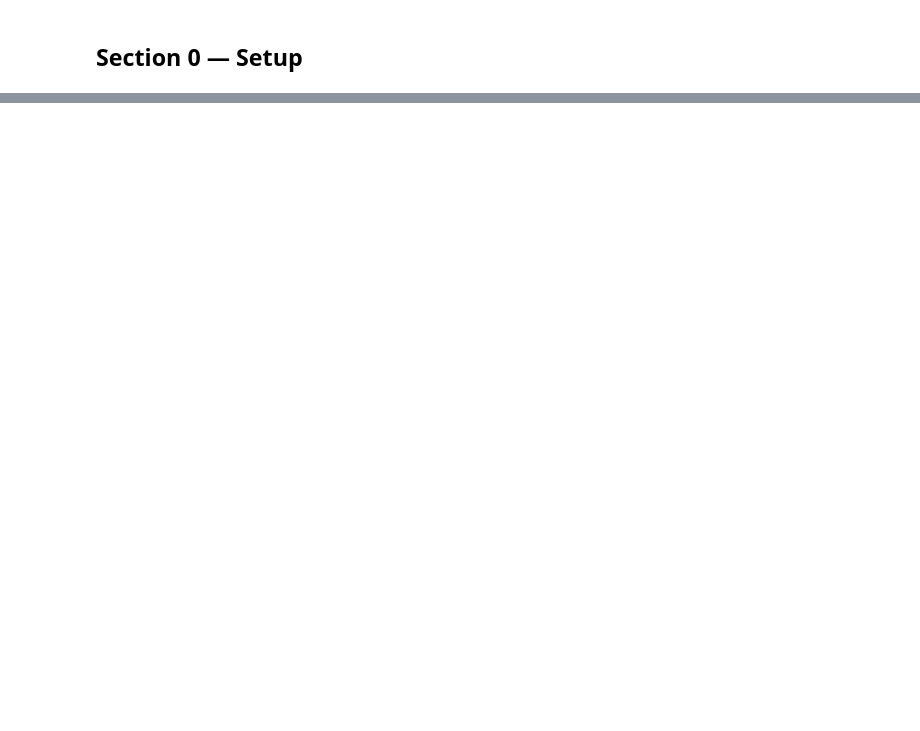
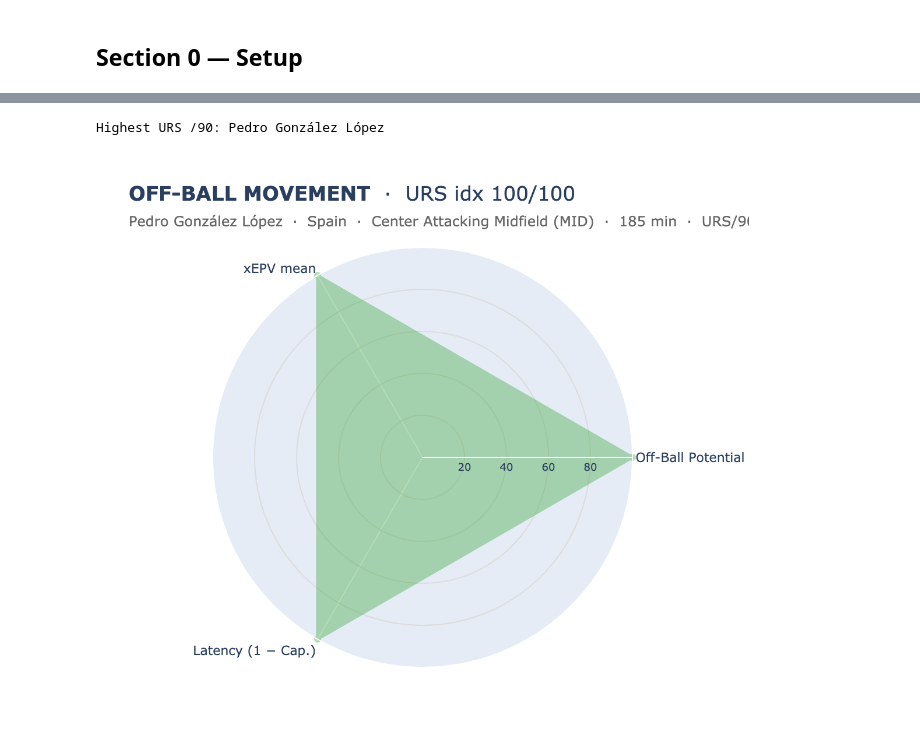
Before and after one commit to ArMat-Analytics/Contextual-Football-Scouting, a Jupyter notebook: Off_Ball_Movement/notebooks/H3-Off_Ball_Movement.ipynb, the cells around one changed output, grey strips where cells are left out. Saved outputs shown, nothing was run; the diff lists cells and outputs as text; code cells hidden in the pictures; blank space fills up the shorter version.

```diff
--- a/Off_Ball_Movement/notebooks/H3-Off_Ball_Movement.ipynb
+++ b/Off_Ball_Movement/notebooks/H3-Off_Ball_Movement.ipynb
@@ -1020,0 +645,10 @@ Series([], )
+# %%
+# Example: the URS /90 leader (the H3 archetype headline player)
+from src.urs import off_ball_radar
+
+top_player = elig.nlargest(1, 'urs_per90').iloc[0]['player']
+print(f"Highest URS /90: {top_player}")
+off_ball_radar(top_player)
+# %% [output]
+Highest URS /90: Pedro González López
+[figure, added]
```
Also changed, not shown: parts of 81 cells of this notebook, 14 other files.
